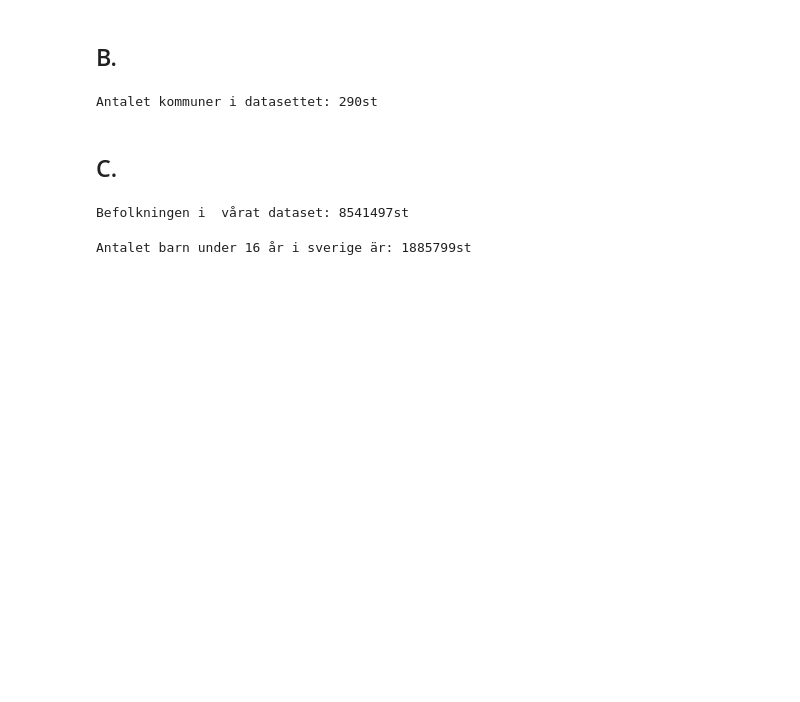
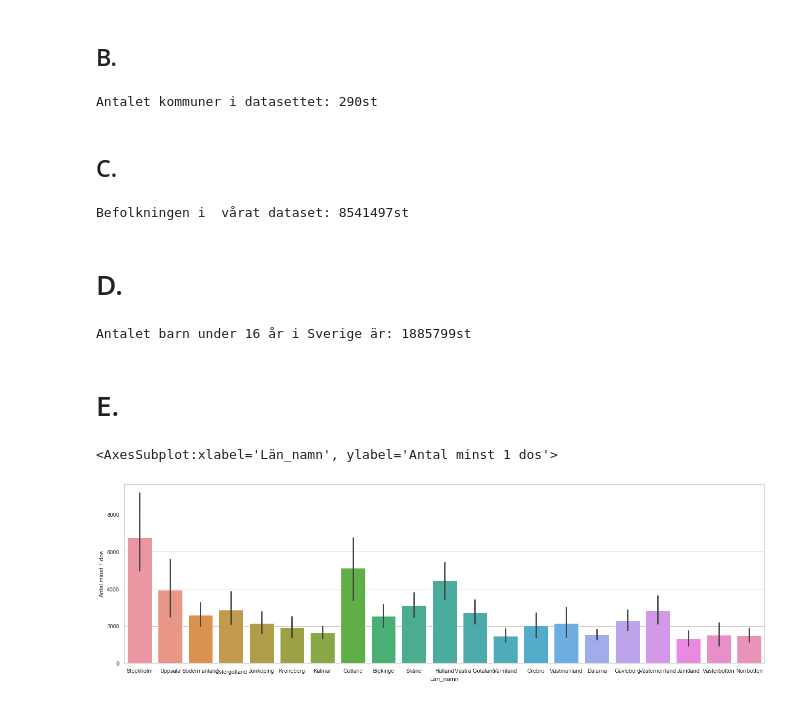
Before and after one commit to LukasKallstrom/databehandling_Lukas_Kallstrom, a Jupyter notebook: Labs/L1-Covid/covid.ipynb, the cells around one changed output. Saved outputs shown, nothing was run; the diff lists cells and outputs as text; code cells hidden in the pictures; blank space fills up the shorter version.

```diff
--- a/Labs/L1-Covid/covid.ipynb
+++ b/Labs/L1-Covid/covid.ipynb
@@ -181,6 +179,8 @@ dataset_befolkning  = vaccine["Befolkning"].sum()
 print(f"Befolkningen i  vårat dataset: {dataset_befolkning}st")
 # %% [output]
 Befolkningen i  vårat dataset: 8541497st
+# %% [markdown]
+# D.
 # %%
 befolkning_2021 = 10427296
 """ Enligt SCB, 2021 i augusti
@@ -189,6 +189,16 @@ Vårat dataset innehåller inga åldrar under 16 så uträkningen blir enkel
 """
 
 antal_under_16 = befolkning_2021 - dataset_befolkning
-print(f"Antalet barn under 16 år i verige är: {antal_under_16}st")
+print(f"Antalet barn under 16 år i Sverige är: {antal_under_16}st")
 # %% [output]
-Antalet barn under 16 år i sverige är: 1885799st
+Antalet barn under 16 år i Sverige är: 1885799st
+# %% [markdown]
+# E.
+# %%
+import matplotlib.pyplot as plt
+sns.set_theme(style="whitegrid")
+plt.figure(figsize=(20,6))
+sns.barplot(data=vaccine, x="Län_namn", y="Antal minst 1 dos")
+# %% [output]
+<AxesSubplot:xlabel='Län_namn', ylabel='Antal minst 1 dos'>
+[figure, added]
```
Also changed, not shown: parts of 4 cells of this notebook.
